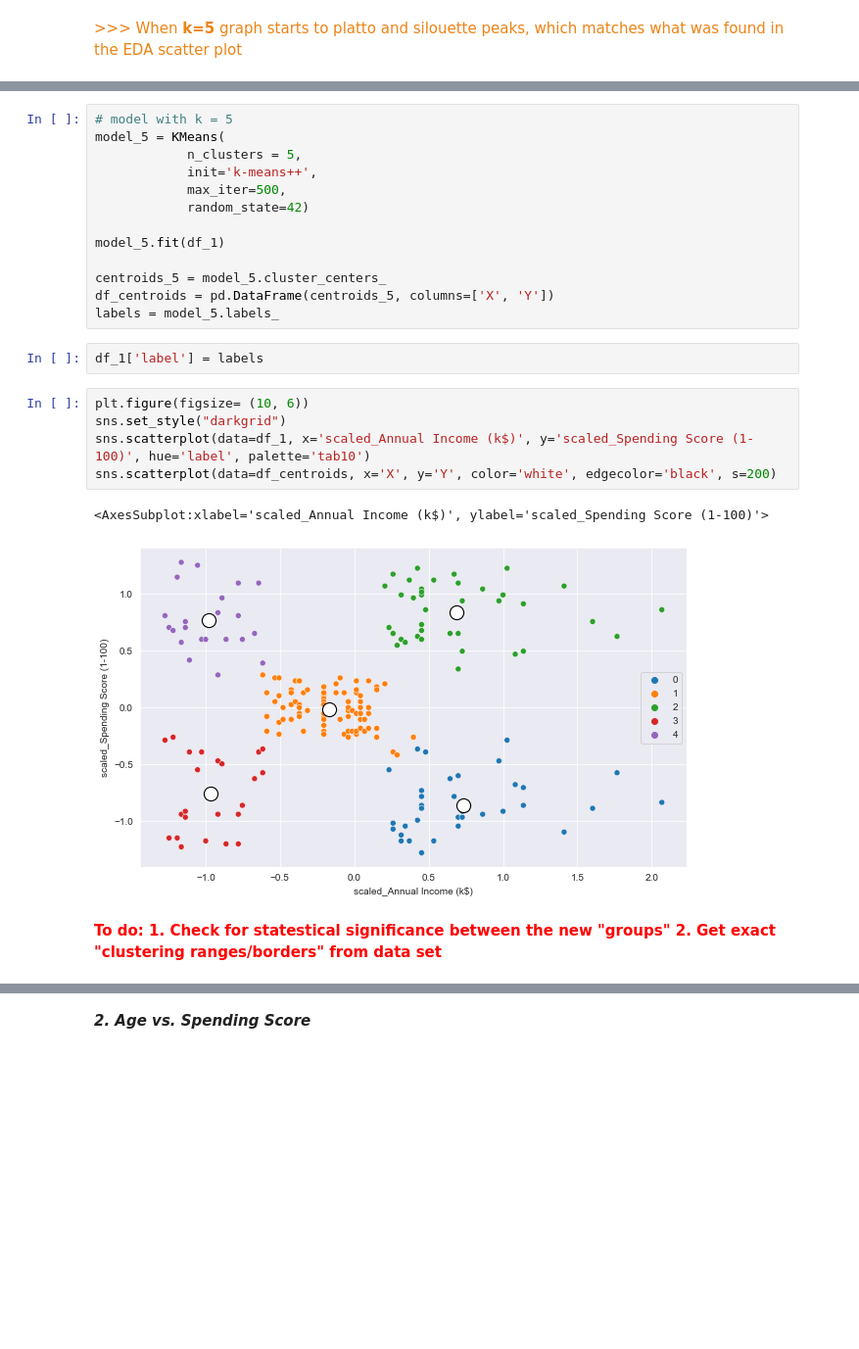
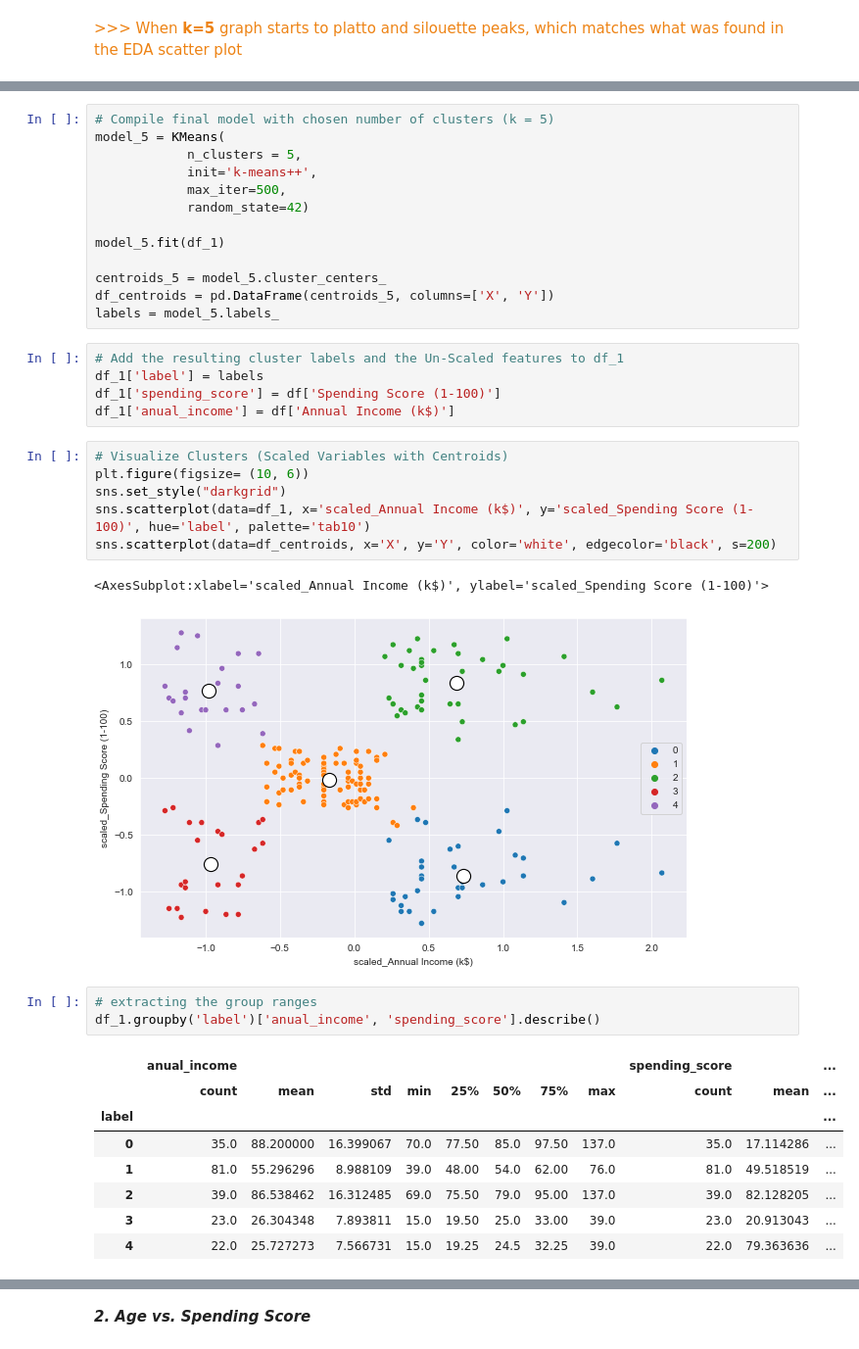
Before and after one commit to MM-Madi/kmeans_customer_segmentation, a Jupyter notebook: customer_segmentation_model_dev.ipynb, the cells around one changed output, grey strips where cells are left out. Shown: that part at 98% size. Cells and saved outputs as stored; diff of their text form; blank space fills up the shorter version.

```diff
--- a/customer_segmentation_model_dev.ipynb
+++ b/customer_segmentation_model_dev.ipynb
@@ -132,5 +145,5 @@ Text(0, 0.5, 'silhouette_score')
 # %%
-# model with k = 5
+# Compile final model with chosen number of clusters (k = 5)
 model_5 = KMeans(
             n_clusters = 5,
             init='k-means++',
@@ -142,9 +155,13 @@ model_5.fit(df_1)
 centroids_5 = model_5.cluster_centers_
 df_centroids = pd.DataFrame(centroids_5, columns=['X', 'Y'])
 labels = model_5.labels_
-# %%
-df_1['label'] = labels
+# %%
+# Add the resulting cluster labels and the Un-Scaled features to df_1
+df_1['label'] = labels
+df_1['spending_score'] = df['Spending Score (1-100)']
+df_1['anual_income'] = df['Annual Income (k$)']
 # %%
+# Visualize Clusters (Scaled Variables with Centroids)
 plt.figure(figsize= (10, 6))
 sns.set_style("darkgrid")
 sns.scatterplot(data=df_1, x='scaled_Annual Income (k$)', y='scaled_Spending Score (1-100)', hue='label', palette='tab10')
@@ -152,7 +169,15 @@ sns.scatterplot(data=df_centroids, x='X', y='Y', color='white', edgecolor='black
 # %% [output]
 <AxesSubplot:xlabel='scaled_Annual Income (k$)', ylabel='scaled_Spending Score (1-100)'>
 [figure]
-# %% [markdown]
-**<span style="color:red">
-To do: 1. Check for statestical significance between the new "groups" 2. Get exact "clustering ranges/borders" from data set
-</span>**
+# %%
+# extracting the group ranges
+df_1.groupby('label')['anual_income', 'spending_score'].describe()
+# %% [output]
+|  | anual_income |  |  |  |  |  |  |  | spending_score |  | ... |
+|  | count | mean | std | min | 25% | 50% | 75% | max | count | mean | ... |
+| label |  |  |  |  |  |  |  |  |  |  | ... |
+| 0 | 35.0 | 88.200000 | 16.399067 | 70.0 | 77.50 | 85.0 | 97.50 | 137.0 | 35.0 | 17.114286 | ... |
+| 1 | 81.0 | 55.296296 | 8.988109 | 39.0 | 48.00 | 54.0 | 62.00 | 76.0 | 81.0 | 49.518519 | ... |
+| 2 | 39.0 | 86.538462 | 16.312485 | 69.0 | 75.50 | 79.0 | 95.00 | 137.0 | 39.0 | 82.128205 | ... |
+| 3 | 23.0 | 26.304348 | 7.893811 | 15.0 | 19.50 | 25.0 | 33.00 | 39.0 | 23.0 | 20.913043 | ... |
+| 4 | 22.0 | 25.727273 | 7.566731 | 15.0 | 19.25 | 24.5 | 32.25 | 39.0 | 22.0 | 79.363636 | ... |
```
Also changed, not shown: parts of 48 cells of this notebook.
